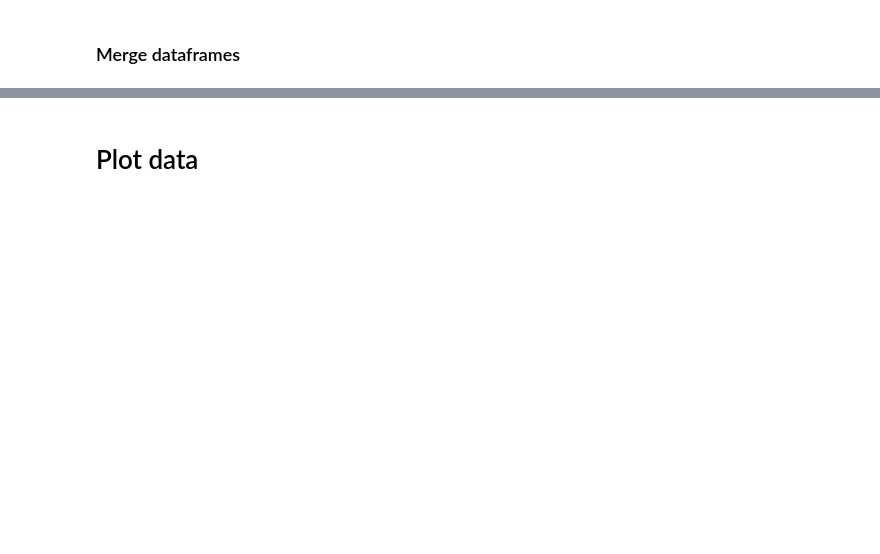
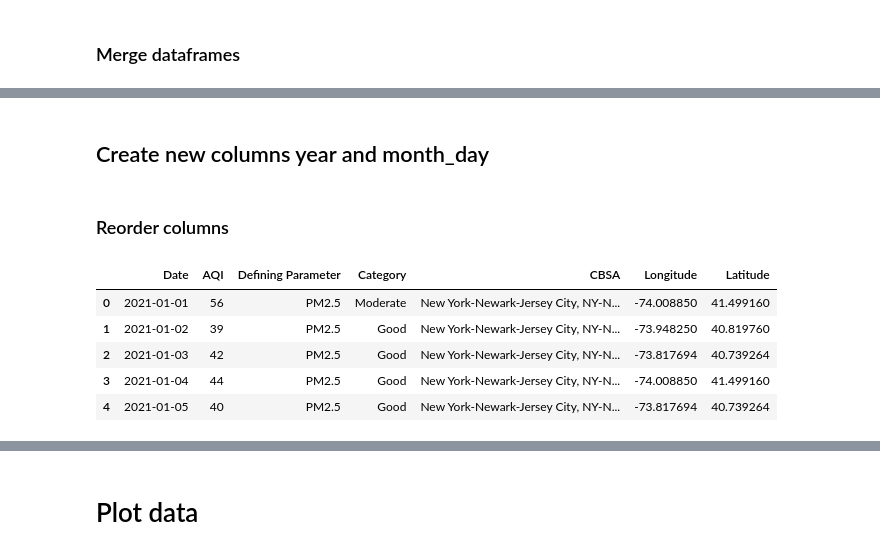
Before and after one commit to aqi-science/notebook, a Jupyter notebook: NY_Covid_AQI.ipynb, the cells around one changed output, grey strips where cells are left out. Saved outputs shown, nothing was run; the diff lists cells and outputs as text; code cells hidden in the pictures; blank space fills up the shorter version.

```diff
--- a/NY_Covid_AQI.ipynb
+++ b/NY_Covid_AQI.ipynb
@@ -61,5 +36,3 @@ monitors=pd.read_csv('data/aqs_monitors.csv', usecols ={'State Code',
 # %%
-# combine columns together to get site number
-monitors['Defining Site']=(monitors['State Code']+'-'+
-                           monitors['County Code']+'-'+
-                           monitors['Site Number'])
+print(cbsa_aqi.shape)
+print(monitors.shape)
@@ -141,0 +114,2 @@ array(['36', '49', '06', '34'], dtype=object)
+# %% [markdown]
+## Create new columns year and month_day
@@ -141,0 +119,2 @@ array(['36', '49', '06', '34'], dtype=object)
+# %% [markdown]
+### Reorder columns
@@ -141,0 +123,9 @@ array(['36', '49', '06', '34'], dtype=object)
+# %%
+cbsa_df.head()
+# %% [output]
+|  | Date | AQI | Defining Parameter | Category | CBSA | Longitude | Latitude |
+| 0 | 2021-01-01 | 56 | PM2.5 | Moderate | New York-Newark-Jersey City, NY-N... | -74.008850 | 41.499160 |
+| 1 | 2021-01-02 | 39 | PM2.5 | Good | New York-Newark-Jersey City, NY-N... | -73.948250 | 40.819760 |
+| 2 | 2021-01-03 | 42 | PM2.5 | Good | New York-Newark-Jersey City, NY-N... | -73.817694 | 40.739264 |
+| 3 | 2021-01-04 | 44 | PM2.5 | Good | New York-Newark-Jersey City, NY-N... | -74.008850 | 41.499160 |
+| 4 | 2021-01-05 | 40 | PM2.5 | Good | New York-Newark-Jersey City, NY-N... | -73.817694 | 40.739264 |
```
Also changed, not shown: parts of 35 cells of this notebook, 3 other files.
